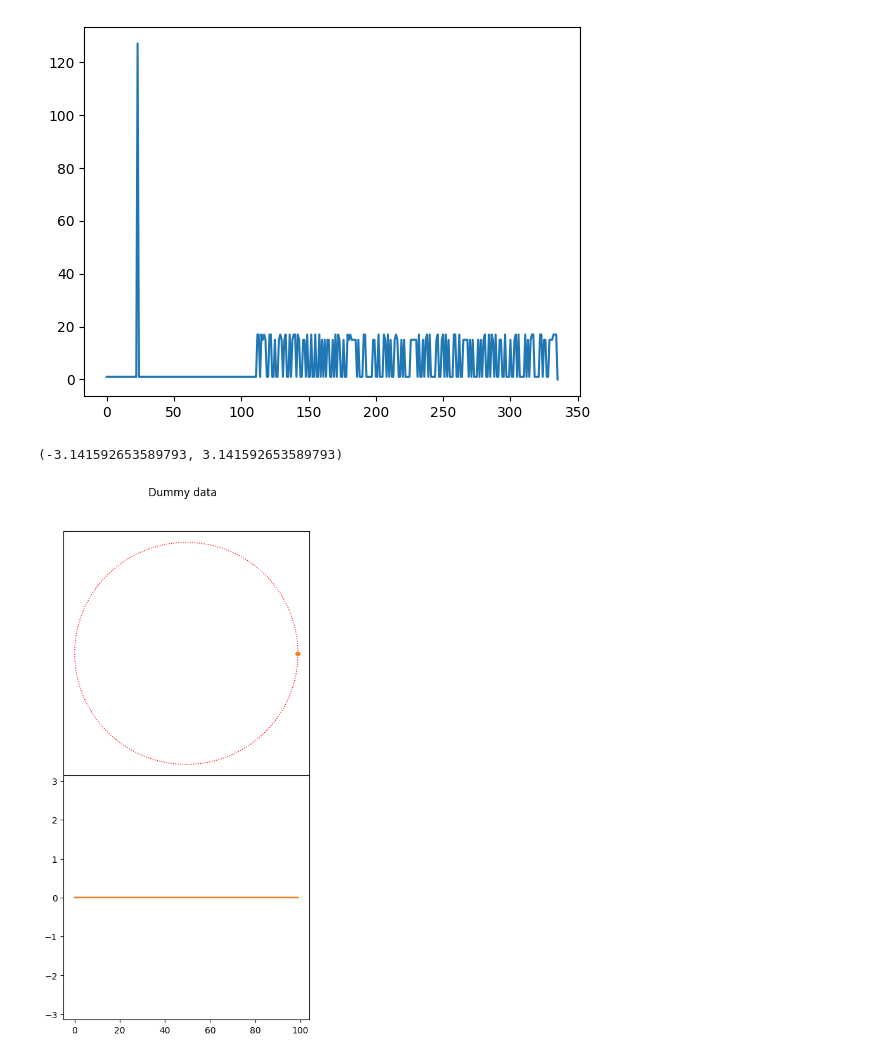
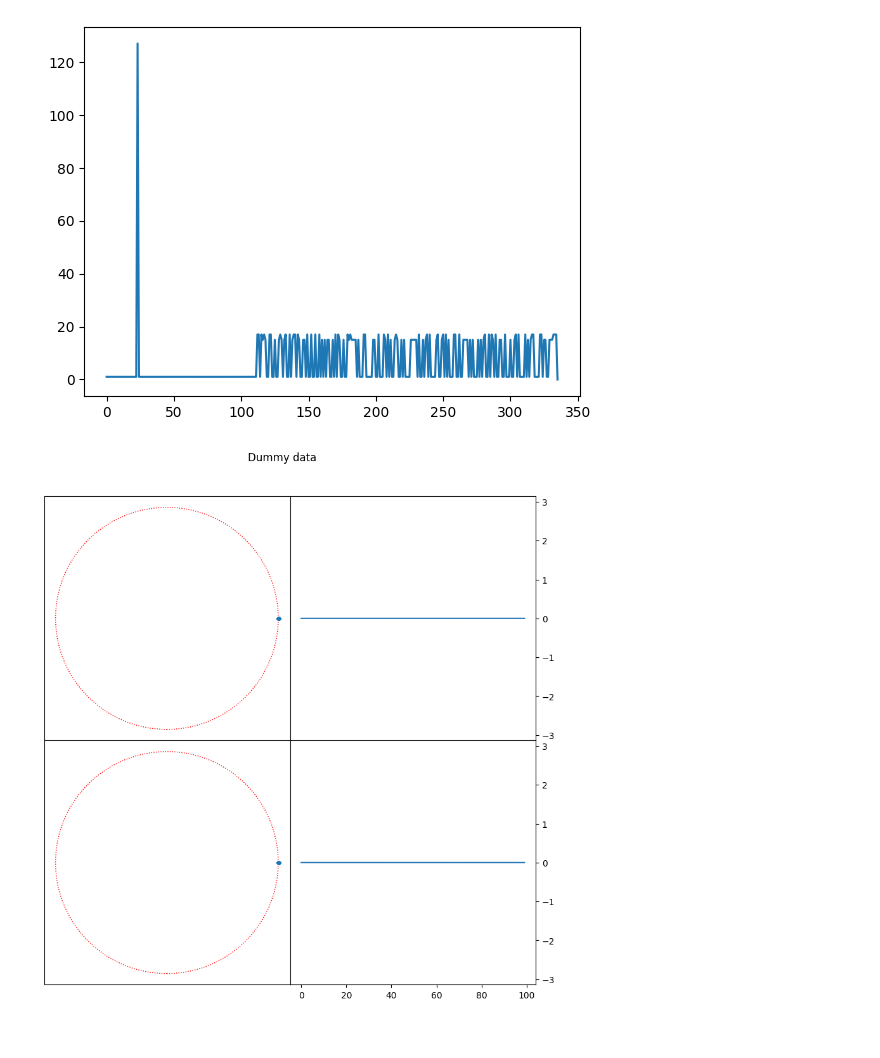
Before and after one commit to catkira/5G_experiments, a Jupyter notebook: phase_comp.ipynb, the cells around one changed output. Cells and saved outputs as stored; diff of their text form; code cells hidden in the pictures.

Commit message:
made plots of phase_comb.ipynb nicer

```diff
--- a/phase_comp.ipynb
+++ b/phase_comp.ipynb
@@ -20,10 +20,11 @@ ressource_grid[ressource_grid.shape[0] // 2 - ssb_grid.shape[0] // 2 : ressource
 num_data_re = 100
 data_offset_re = 100
 num_data_sym = 6
+data_amplitude = 0.5
 data_range = range(ressource_grid.shape[0] // 2 + data_offset_re, ressource_grid.shape[0] // 2 + data_offset_re + num_data_re)
-ressource_grid[data_range, 6:6 + num_data_sym] = np.ones((num_data_re, num_data_sym), dtype='complex')
+ressource_grid[data_range, 6:6 + num_data_sym] = np.ones((num_data_re, num_data_sym), dtype='complex') * data_amplitude
 
 waveform, ofdm_info = nrOFDMModulate(carrier, ressource_grid, initialNSlot = 0, CarrierFrequency = f0_hz)
-plt.imshow(np.abs(ressource_grid), extent=[0,1,0,1], aspect='auto', origin='lower')
+plt.imshow(np.abs(ressource_grid), extent=[0,1,0,1], aspect='auto', origin='lower', interpolation='none')
 # %% [output]
 <matplotlib.image.AxesImage at 0x...>
@@ -114,20 +115,25 @@ detected NID1 is 23
 detected NID is 69
 [figure]
 # %%
-fig, axs = plt.subplots(2, 1, figsize=(5, 10), facecolor='w', sharex=False, sharey=False)
-data_range = range(rxGrid.shape[0] // 2 + data_offset_re, rxGrid.shape[0] // 2 + data_offset_re + num_data_re)
-axs[0].plot(rxGrid[data_range, 7:9].real, rxGrid[data_range, 7:9].imag, '.')
-axs[0].add_patch(plt.Circle((0, 0), 1, color='red', fill=False, linewidth=1, linestyle=':'))
-axs[0].set_xticks([])
-axs[0].set_yticks([])
-fig.subplots_adjust(hspace=0, wspace=0)
-fig.suptitle('Dummy data', y=0.95)
-# phase
-axs[1].plot(np.angle(rxGrid[data_range, 7:9]))
-axs[1].set_ylim([-np.pi, np.pi])
+fig, axs = plt.subplots(2, 2, figsize=(10, 10), facecolor='w', sharex=False, sharey=False)
+data_range = range(rxGrid.shape[0] // 2 + data_offset_re,
+                   rxGrid.shape[0] // 2 + data_offset_re + num_data_re)
+
+start_symbol = 7
+for i in np.arange(2):
+    axs[i, 0].plot(rxGrid[data_range, start_symbol + i].real / data_amplitude,
+                  rxGrid[data_range, start_symbol + i].imag / data_amplitude, '.')
+    axs[i, 0].add_patch(plt.Circle((0, 0), 1, color='red', fill=False, linewidth=1, linestyle=':'))
+    axs[i, 0].set_xticks([])
+    axs[i, 0].set_yticks([])
+    fig.subplots_adjust(hspace=0, wspace=0)
+    fig.suptitle('Dummy data', y=0.95)
+    # phase
+    axs[i, 1].plot(np.angle(rxGrid[data_range, start_symbol + i]))
+    axs[i, 1].set_ylim([-np.pi, np.pi])
+    axs[i, 1].yaxis.tick_right()
 # %% [output]
-(-3.141592653589793, 3.141592653589793)
-[figure, old version]
+[figure, new version]
 # %%
 # shift frequency
 offset_rb = 5
```
Also changed, not shown: parts of 4 cells of this notebook.
